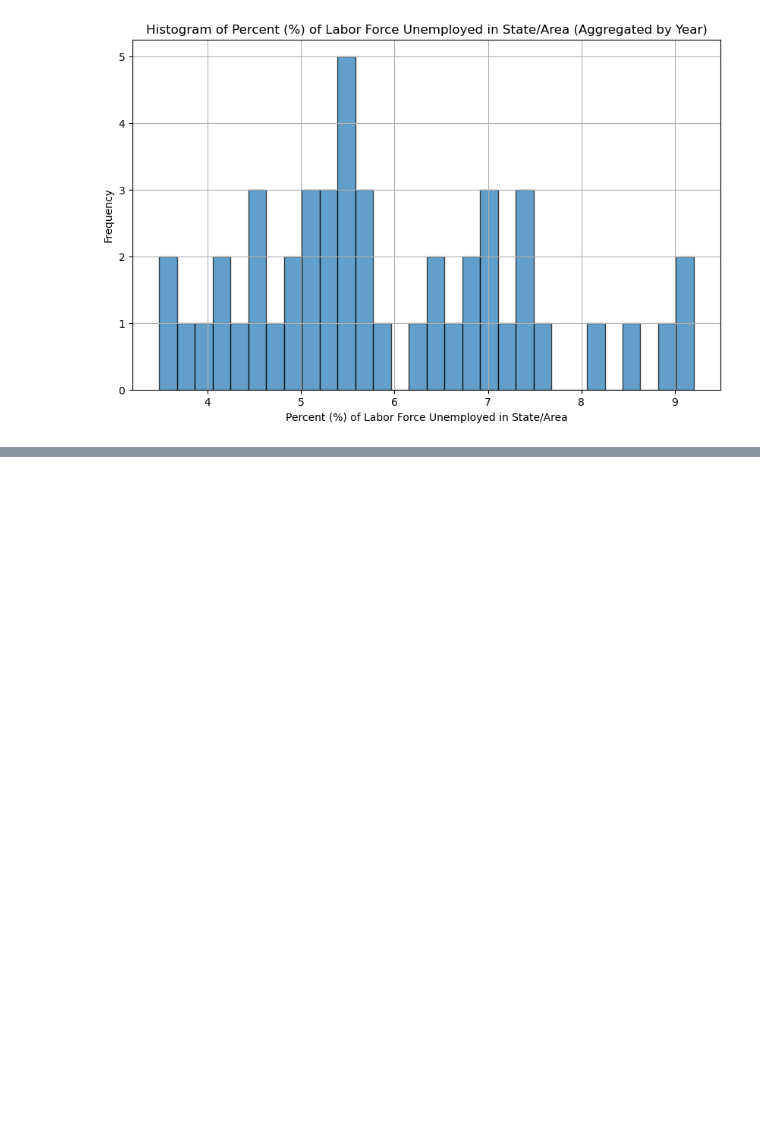
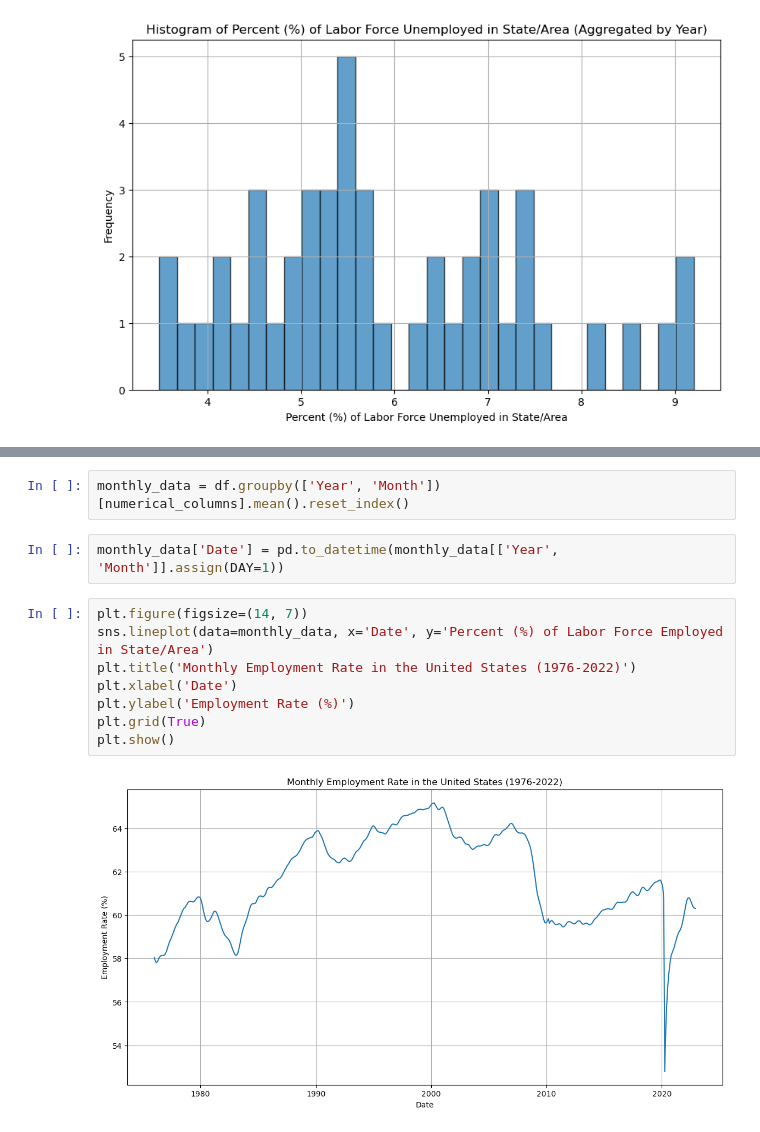
Before and after one commit to Chris41700/unemployment-trends-us, a Jupyter notebook: notebooks/eda_unemployment_trends.ipynb, the cells around one changed output, grey strips where cells are left out. Saved outputs shown, nothing was run; the diff lists cells and outputs as text; blank space fills up the shorter version.

```diff
--- a/notebooks/eda_unemployment_trends.ipynb
+++ b/notebooks/eda_unemployment_trends.ipynb
@@ -43,0 +136,14 @@ for column in numerical_columns:
+# %%
+monthly_data = df.groupby(['Year', 'Month'])[numerical_columns].mean().reset_index()
+# %%
+monthly_data['Date'] = pd.to_datetime(monthly_data[['Year', 'Month']].assign(DAY=1))
+# %%
+plt.figure(figsize=(14, 7))
+sns.lineplot(data=monthly_data, x='Date', y='Percent (%) of Labor Force Employed in State/Area')
+plt.title('Monthly Employment Rate in the United States (1976-2022)')
+plt.xlabel('Date')
+plt.ylabel('Employment Rate (%)')
+plt.grid(True)
+plt.show()
+# %% [output]
+[figure, added]
```
Also changed, not shown: parts of 7 cells of this notebook, 1 other file.
